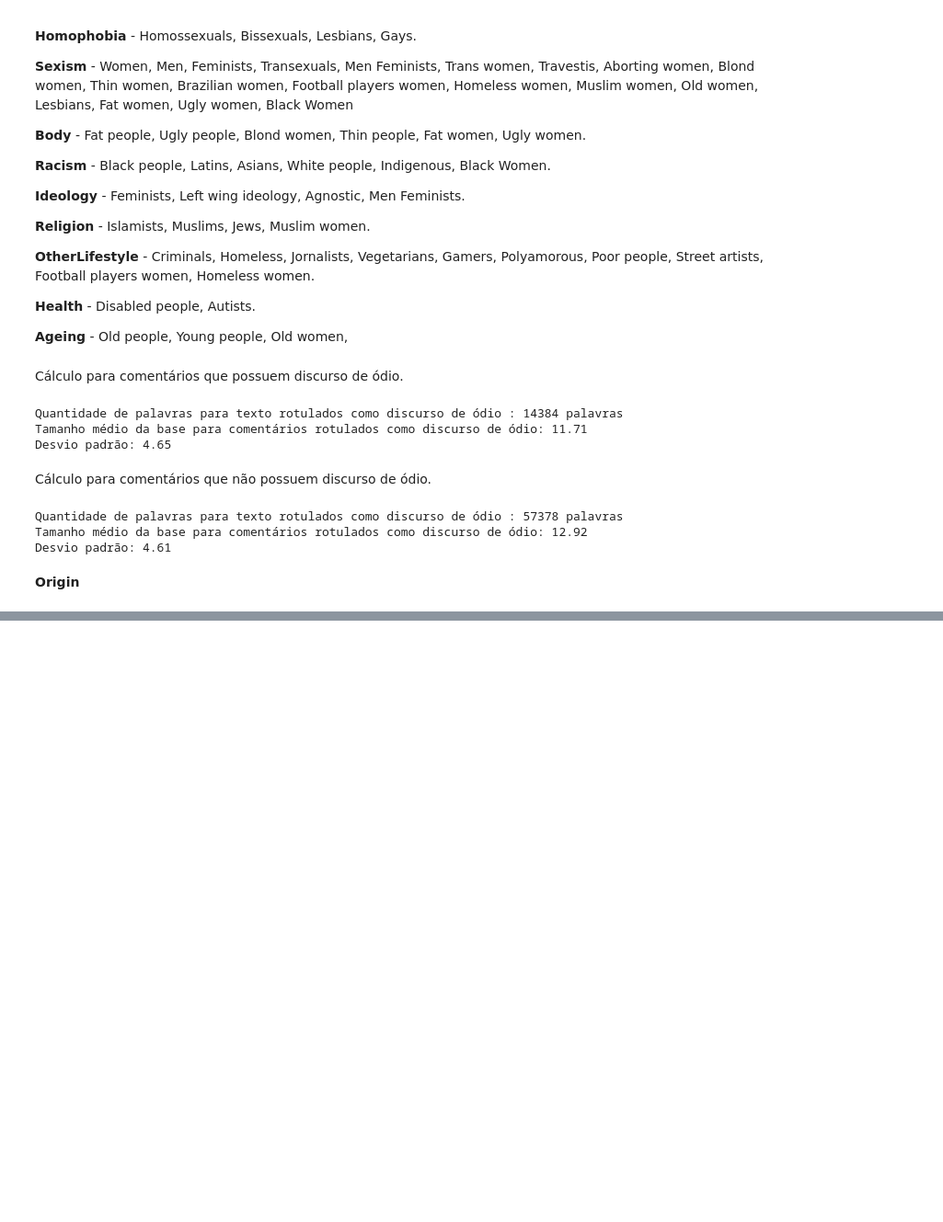
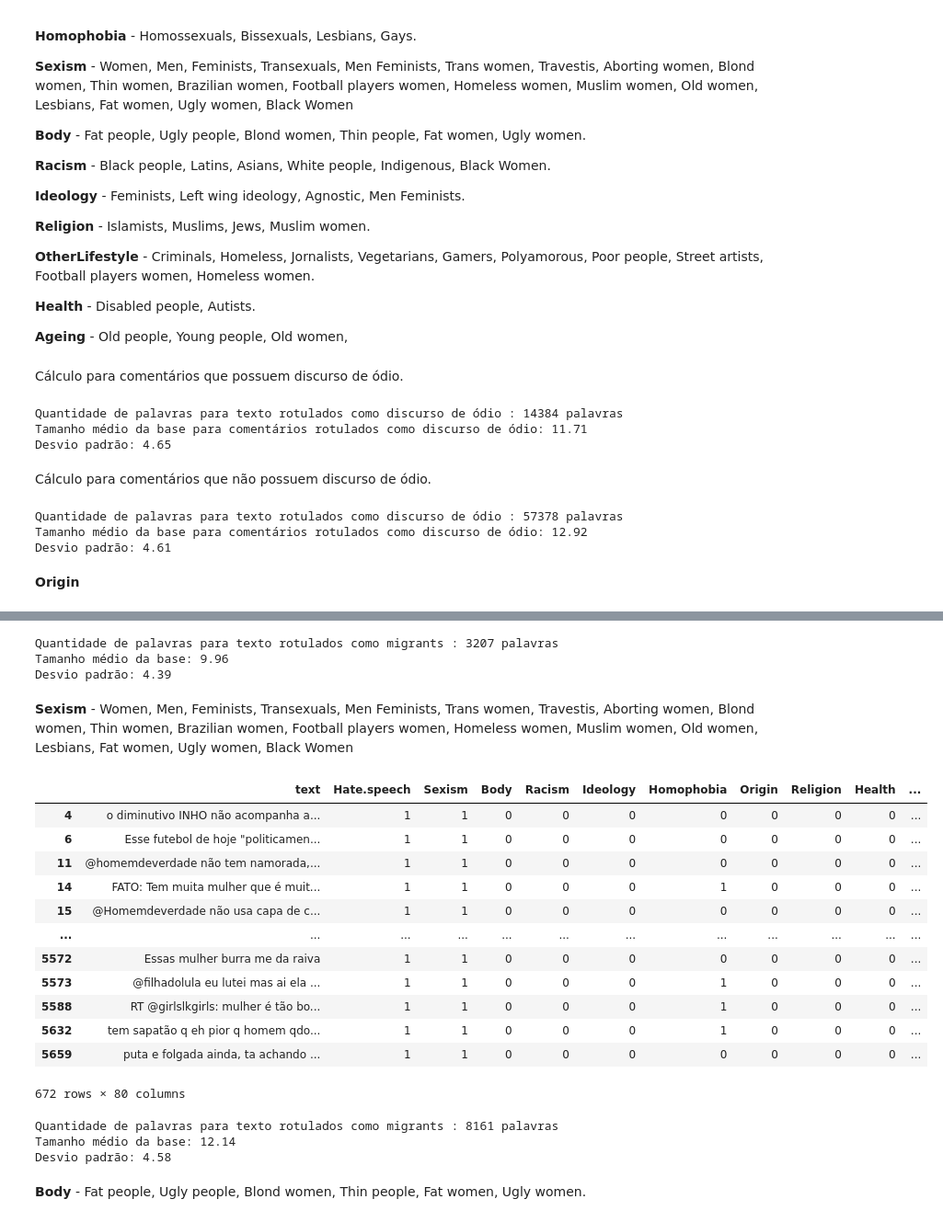
Before and after one commit to GGMmattos/Modelo-de-Deteccao-de-Linguagem-Ofensiva, a Jupyter notebook: PIC_Construção_de_modelos_de_detecção_automática_de_linguagem_ofensiva_e_ou_de_ódio_em_língua_portuguesa_.ipynb, the cells around one changed output, grey strips where cells are left out. Shown at 92% size. Saved outputs shown, nothing was run; the diff lists cells and outputs as text; code cells hidden in the pictures; blank space fills up the shorter version.

```diff
--- a/PIC_Construção_de_modelos_de_detecção_automática_de_linguagem_ofensiva_e_ou_de_ódio_em_língua_portuguesa_.ipynb
+++ b/PIC_Construção_de_modelos_de_detecção_automática_de_linguagem_ofensiva_e_ou_de_ódio_em_língua_portuguesa_.ipynb
@@ -1354,0 +1448,73 @@ Origin = hate_speech_hierarchical.loc[hate_speech_hierarchical['Latins' and 'Rur
+# %%
+categoria_homophobia = []
+stop_words = set(stopwords.words('portuguese'))
+
+for words in homophobia['text']:
+  only_latters =re.sub("[^a-zA-Z]", " ", words)
+  tokens = nltk.word_tokenize(only_latters)
+  lower_case = [l.lower() for l in tokens]
+  filtered_result = list(filter(lambda l: l not in stop_words, lower_case))
+  categoria_homophobia.append(' '.join(filtered_result))
+
+
+lista_quantidade_palavras = []
+quantidade_palavras = 0
+for texto in categoria_homophobia:
+  palavras = texto.split(' ')
+  lista_quantidade_palavras.append(len(palavras))
+  quantidade_palavras += len(palavras)
+
+print(f'Quantidade de palavras para texto rotulados como migrants : {quantidade_palavras} palavras')
+print(f'Tamanho médio da base: {round(quantidade_palavras/len(lista_quantidade_palavras), 2)} ')
+print(f'Desvio padrão: {round(np.std(lista_quantidade_palavras),2)}')
+# %% [output]
+Quantidade de palavras para texto rotulados como migrants : 3207 palavras
+Tamanho médio da base: 9.96
+Desvio padrão: 4.39
+# %% [markdown]
+**Sexism** - Women, Men, Feminists, Transexuals, Men Feminists, Trans women, Travestis, Aborting women, Blond women, Thin women, Brazilian women, Football players women, Homeless women, Muslim women, Old women, Lesbians, Fat women, Ugly women, Black Women
+# %%
+sexism = hate_speech_hierarchical.loc[hate_speech_hierarchical['Sexism'] == 1 ]
+sexism
+# %% [output]
+|  | text | Hate.speech | Sexism | Body | Racism | Ideology | Homophobia | Origin | Religion | Health | ... |
+| 4 | o diminutivo INHO não acompanha a... | 1 | 1 | 0 | 0 | 0 | 0 | 0 | 0 | 0 | ... |
+| 6 | Esse futebol de hoje "politicamen... | 1 | 1 | 0 | 0 | 0 | 0 | 0 | 0 | 0 | ... |
+| 11 | @homemdeverdade não tem namorada,... | 1 | 1 | 0 | 0 | 0 | 0 | 0 | 0 | 0 | ... |
+| 14 | FATO: Tem muita mulher que é muit... | 1 | 1 | 0 | 0 | 0 | 1 | 0 | 0 | 0 | ... |
+| 15 | @Homemdeverdade não usa capa de c... | 1 | 1 | 0 | 0 | 0 | 0 | 0 | 0 | 0 | ... |
+| ... | ... | ... | ... | ... | ... | ... | ... | ... | ... | ... | ... |
+| 5572 | Essas mulher burra me da raiva | 1 | 1 | 0 | 0 | 0 | 0 | 0 | 0 | 0 | ... |
+| 5573 | @filhadolula eu lutei mas ai ela ... | 1 | 1 | 0 | 0 | 0 | 1 | 0 | 0 | 0 | ... |
+| 5588 | RT @girlslkgirls: mulher é tão bo... | 1 | 1 | 0 | 0 | 0 | 1 | 0 | 0 | 0 | ... |
+| 5632 | tem sapatão q eh pior q homem qdo... | 1 | 1 | 0 | 0 | 0 | 1 | 0 | 0 | 0 | ... |
+| 5659 | puta e folgada ainda, ta achando ... | 1 | 1 | 0 | 0 | 0 | 0 | 0 | 0 | 0 | ... |
+672 rows × 80 columns
+# %%
+categoria_sexism = []
+stop_words = set(stopwords.words('portuguese'))
+
+for words in sexism['text']:
+  only_latters =re.sub("[^a-zA-Z]", " ", words)
+  tokens = nltk.word_tokenize(only_latters)
+  lower_case = [l.lower() for l in tokens]
+  filtered_result = list(filter(lambda l: l not in stop_words, lower_case))
+  categoria_sexism.append(' '.join(filtered_result))
+
+
+lista_quantidade_palavras = []
+quantidade_palavras = 0
+for texto in categoria_sexism:
+  palavras = texto.split(' ')
+  lista_quantidade_palavras.append(len(palavras))
+  quantidade_palavras += len(palavras)
+
+print(f'Quantidade de palavras para texto rotulados como migrants : {quantidade_palavras} palavras')
+print(f'Tamanho médio da base: {round(quantidade_palavras/len(lista_quantidade_palavras), 2)} ')
+print(f'Desvio padrão: {round(np.std(lista_quantidade_palavras),2)}')
+# %% [output]
+Quantidade de palavras para texto rotulados como migrants : 8161 palavras
+Tamanho médio da base: 12.14
+Desvio padrão: 4.58
+# %% [markdown]
+**Body** - Fat people, Ugly people, Blond women, Thin people, Fat women, Ugly women.
```
Also changed, not shown: parts of 29 cells of this notebook.
